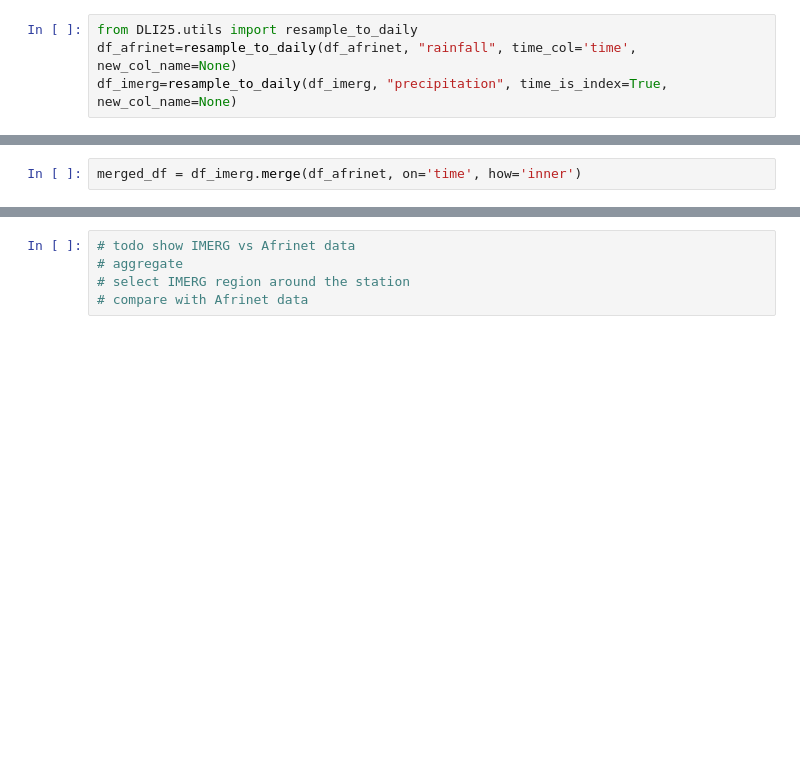
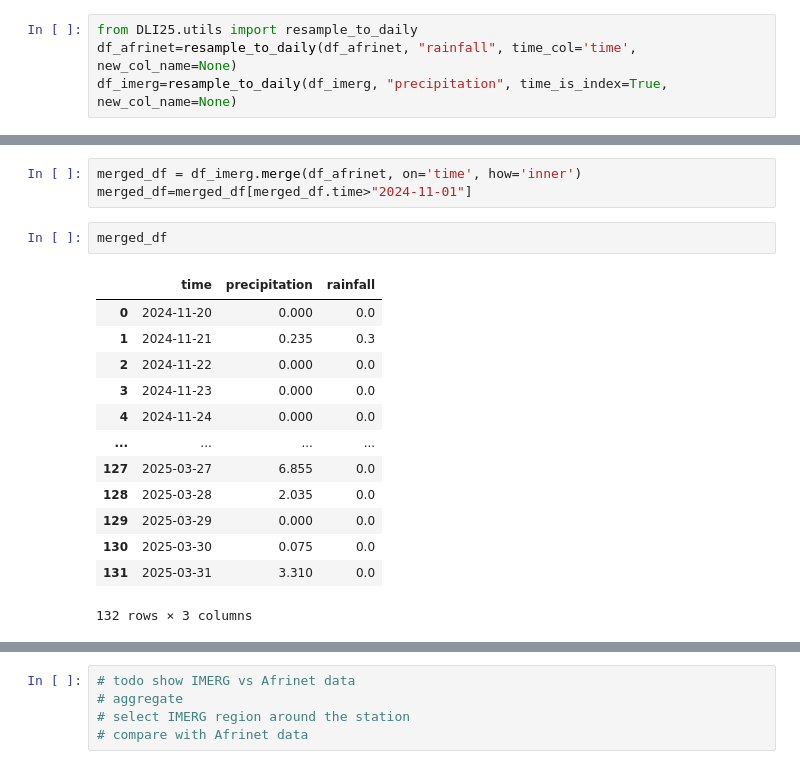
Before and after one commit to africlimate-research/AfriClimateAI-Community, a Jupyter notebook: resources/DLI25_comprehensive_benchmarking.ipynb, the cells around one changed output, grey strips where cells are left out. Drawn from its saved outputs; the diff is of its cells as text; blank space fills up the shorter version.

```diff
--- a/resources/DLI25_comprehensive_benchmarking.ipynb
+++ b/resources/DLI25_comprehensive_benchmarking.ipynb
@@ -201,3 +216,20 @@ df_imerg=resample_to_daily(df_imerg, "precipitation", time_is_index=True, new_co
 # %%
 merged_df = df_imerg.merge(df_afrinet, on='time', how='inner')
+merged_df=merged_df[merged_df.time>"2024-11-01"]
+# %%
+merged_df
+# %% [output]
+|  | time | precipitation | rainfall |
+| 0 | 2024-11-20 | 0.000 | 0.0 |
+| 1 | 2024-11-21 | 0.235 | 0.3 |
+| 2 | 2024-11-22 | 0.000 | 0.0 |
+| 3 | 2024-11-23 | 0.000 | 0.0 |
+| 4 | 2024-11-24 | 0.000 | 0.0 |
+| ... | ... | ... | ... |
+| 127 | 2025-03-27 | 6.855 | 0.0 |
+| 128 | 2025-03-28 | 2.035 | 0.0 |
+| 129 | 2025-03-29 | 0.000 | 0.0 |
+| 130 | 2025-03-30 | 0.075 | 0.0 |
+| 131 | 2025-03-31 | 3.310 | 0.0 |
+132 rows × 3 columns
 # %%
```
Also changed, not shown: parts of 15 cells of this notebook, 1 other file.
